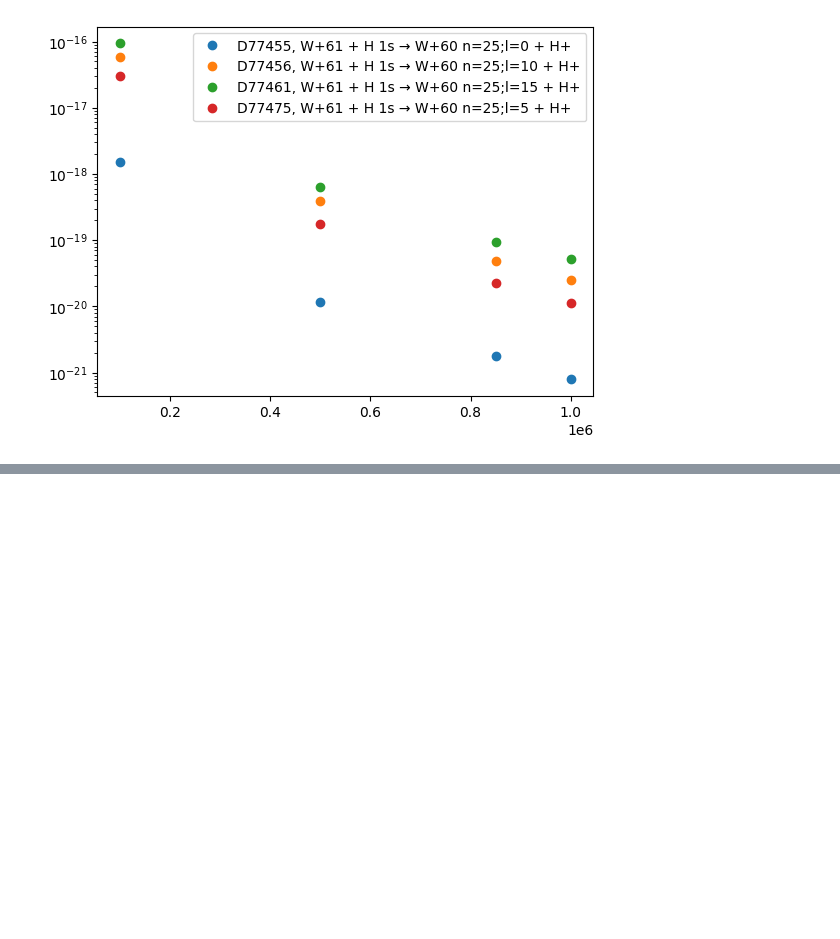
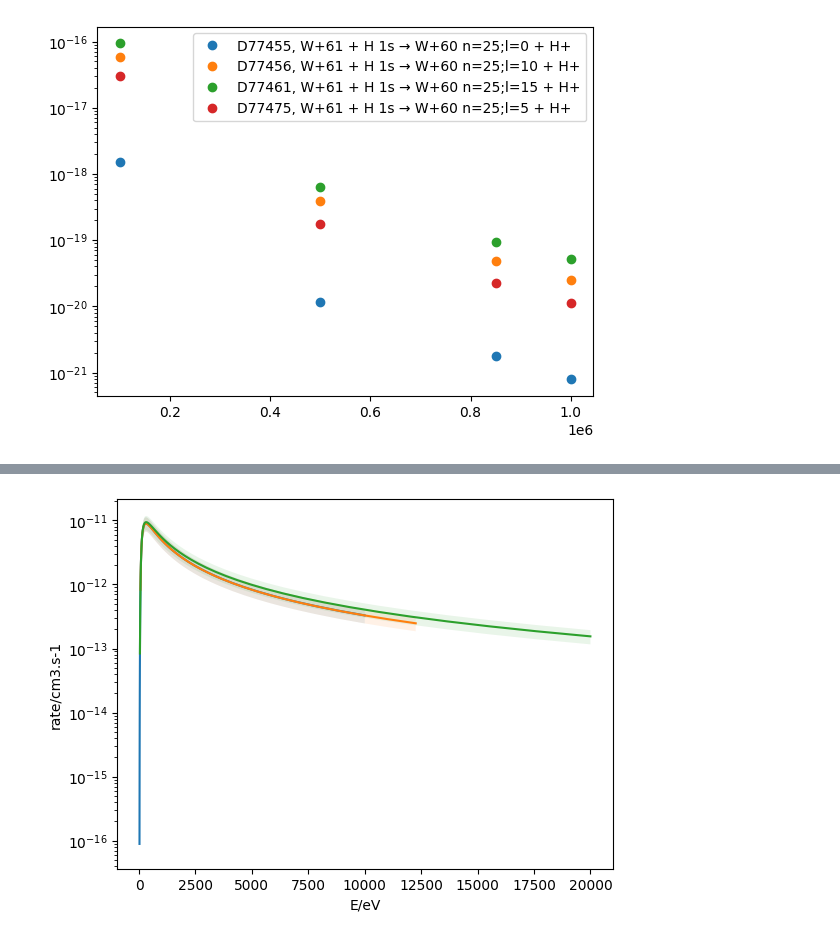
Before and after one commit to IAEA-NDS/pycollisiondb, a Jupyter notebook: examples/dataset search.ipynb, the cells around one changed output, grey strips where cells are left out. Drawn from its saved outputs; the diff is of its cells as text; code cells hidden in the pictures; blank space fills up the shorter version.

```diff
--- a/examples/dataset search.ipynb
+++ b/examples/dataset search.ipynb
@@ -126,0 +218,3 @@ pycoll.query(**query)
+# %%
+query = {'product1': "C+4 1s.2s 3S", 'data_type': "rate coefficient"}
+pycoll = PyCollision.get_datasets(query=query)
@@ -126,0 +232,5 @@ pycoll.query(**query)
+# %%
+fig, ax = plt.subplots()
+pycoll.plot_all_datasets(ax)
+# %% [output]
+[figure, added]
```
Also changed, not shown: parts of 27 cells of this notebook, 5 other files.
